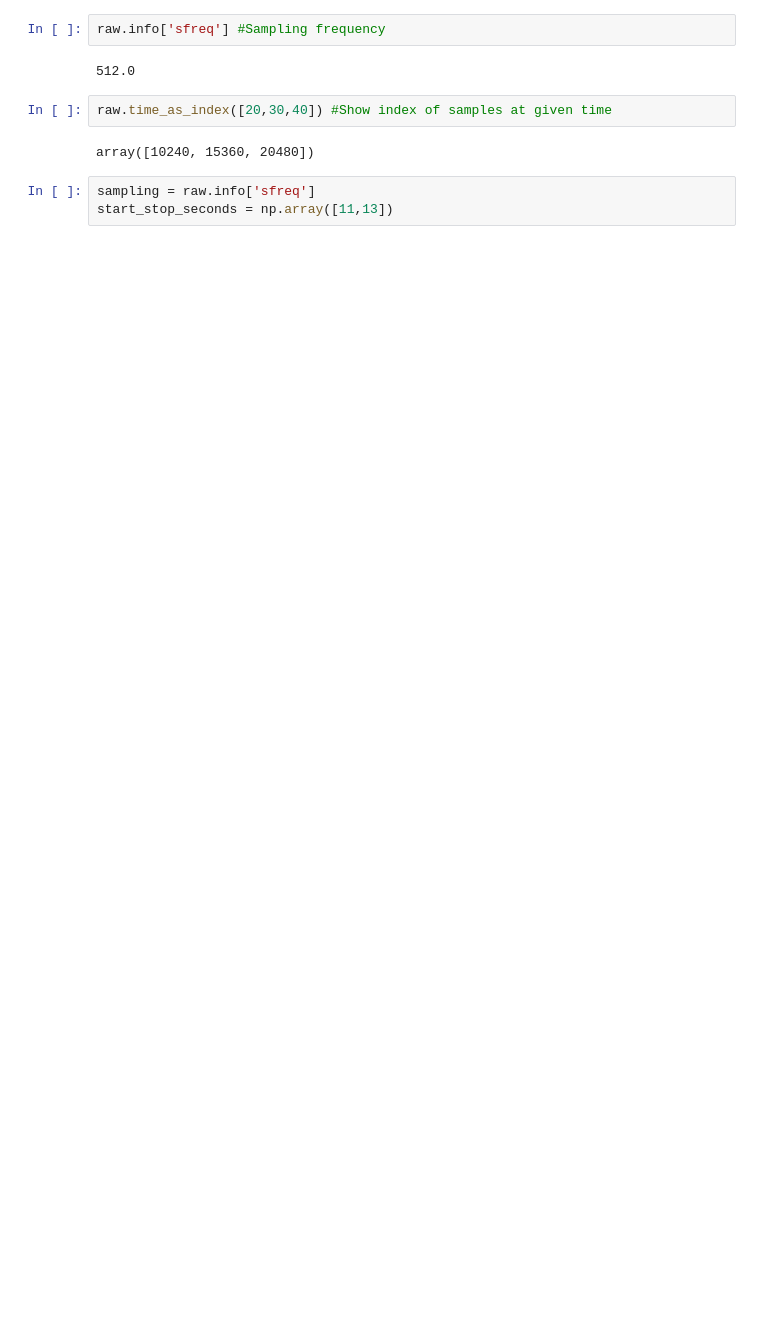
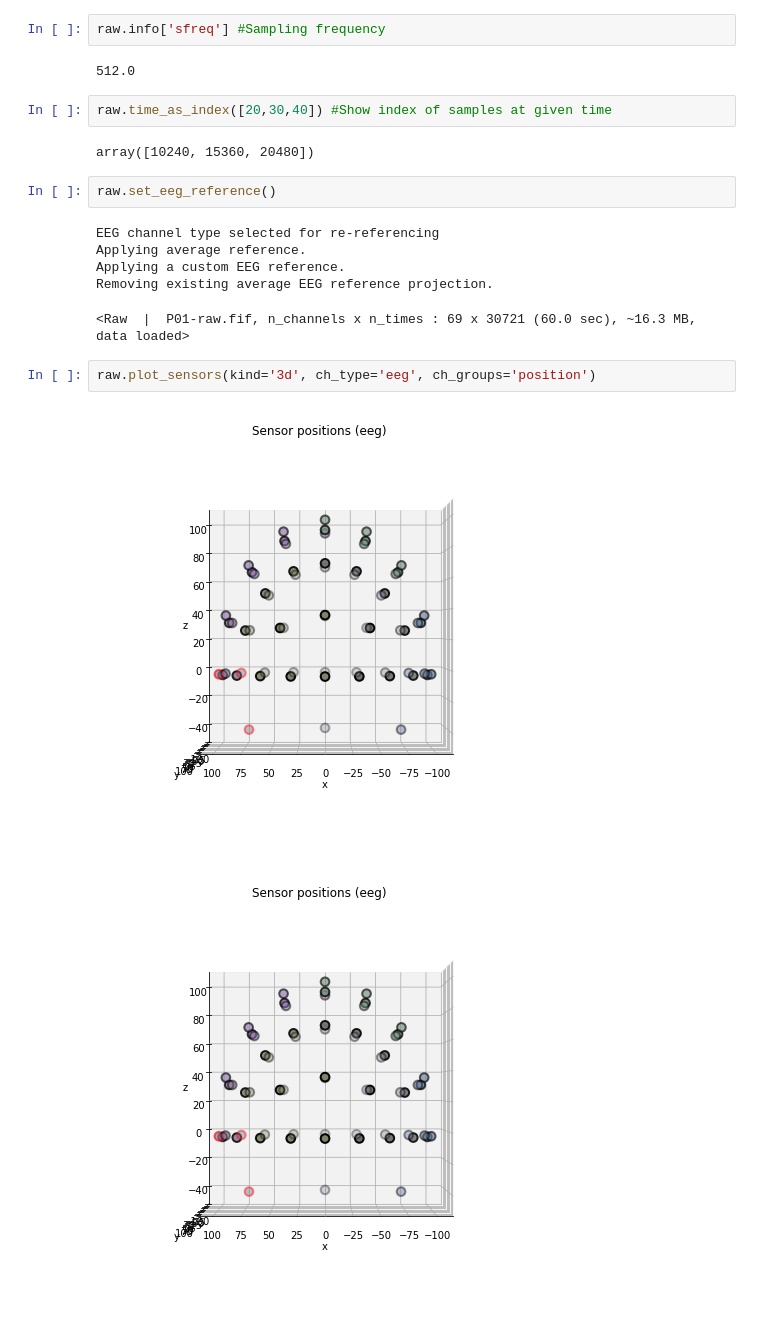
Before and after one commit to ashwinvaswani/Music-from-EEG, a Jupyter notebook: code/notebooks/Music_test.ipynb, the cells around one changed output. Drawn from its saved outputs; the diff is of its cells as text; blank space fills up the shorter version.

```diff
--- a/code/notebooks/Music_test.ipynb
+++ b/code/notebooks/Music_test.ipynb
@@ -89,6 +116,16 @@ raw.info['sfreq'] #Sampling frequency
 raw.time_as_index([20,30,40]) #Show index of samples at given time
 # %% [output]
 array([10240, 15360, 20480])
-# %%
-sampling = raw.info['sfreq']
-start_stop_seconds = np.array([11,13])
+# %%
+raw.set_eeg_reference()
+# %% [output]
+EEG channel type selected for re-referencing
+Applying average reference.
+Applying a custom EEG reference.
+Removing existing average EEG reference projection.
+<Raw  |  P01-raw.fif, n_channels x n_times : 69 x 30721 (60.0 sec), ~16.3 MB, data loaded>
+# %%
+raw.plot_sensors(kind='3d', ch_type='eeg', ch_groups='position')
+# %% [output]
+[figure, added]
+[figure, added]
```
Also changed, not shown: parts of 30 cells of this notebook.
